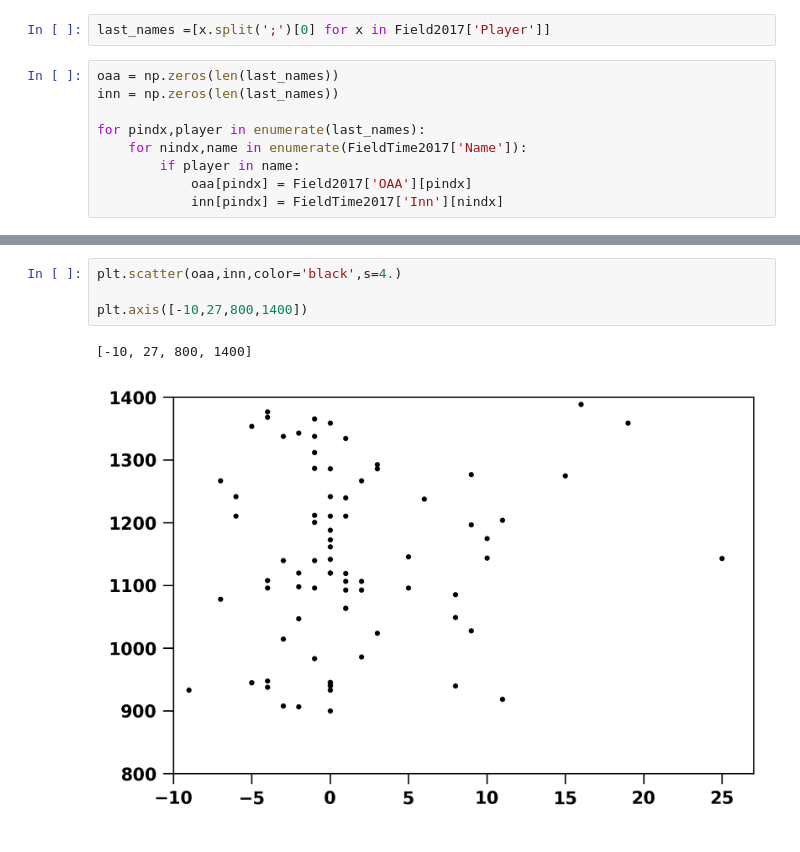
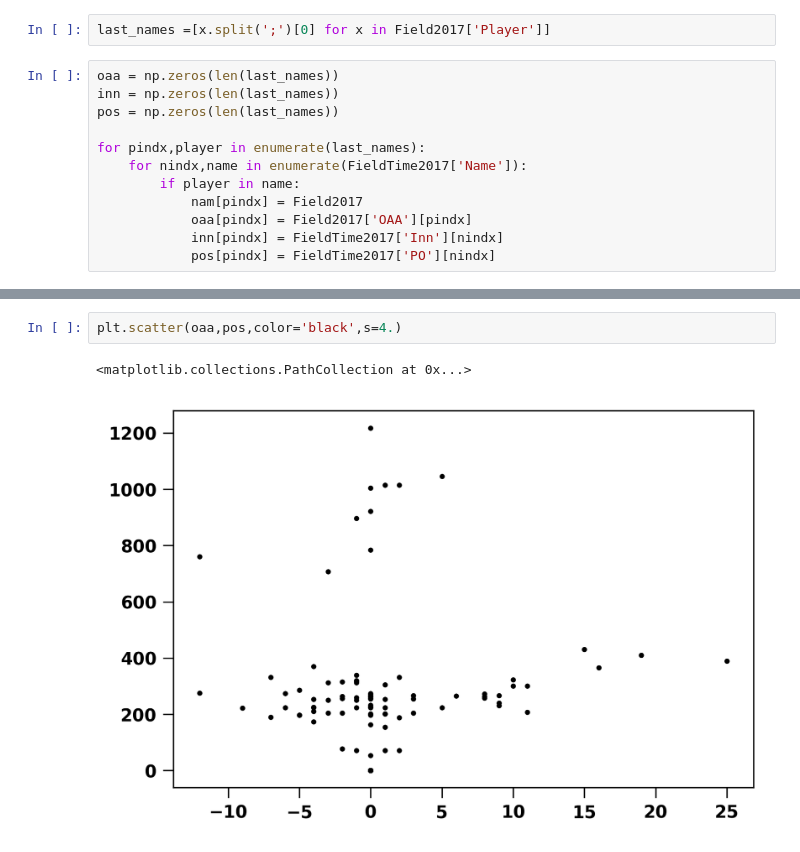
Before and after one commit to fantasy-toolz/2017-MLB-Analysis, a Jupyter notebook: stabilization_notebooks/44-Statcast-Fielding.ipynb, the cells around one changed output, grey strips where cells are left out. Saved outputs shown, nothing was run; the diff lists cells and outputs as text.

Commit message:
improve statcast fielding

```diff
--- a/stabilization_notebooks/44-Statcast-Fielding.ipynb
+++ b/stabilization_notebooks/44-Statcast-Fielding.ipynb
@@ -95,9 +95,12 @@ last_names =[x.split(';')[0] for x in Field2017['Player']]
 # %%
 oaa = np.zeros(len(last_names))
 inn = np.zeros(len(last_names))
+pos = np.zeros(len(last_names))
 
 for pindx,player in enumerate(last_names):
     for nindx,name in enumerate(FieldTime2017['Name']):
         if player in name:
+            nam[pindx] = Field2017
             oaa[pindx] = Field2017['OAA'][pindx]
             inn[pindx] = FieldTime2017['Inn'][nindx]
+            pos[pindx] = FieldTime2017['PO'][nindx]
@@ -104,7 +130,5 @@ for pindx,player in enumerate(last_names):
 # %%
-plt.scatter(oaa,inn,color='black',s=4.)
-
-plt.axis([-10,27,800,1400])
+plt.scatter(oaa,pos,color='black',s=4.)
 # %% [output]
-[-10, 27, 800, 1400]
+<matplotlib.collections.PathCollection at 0x...>
-[figure, old version]
+[figure, new version]
```
Also changed, not shown: parts of 1 cell of this notebook.
